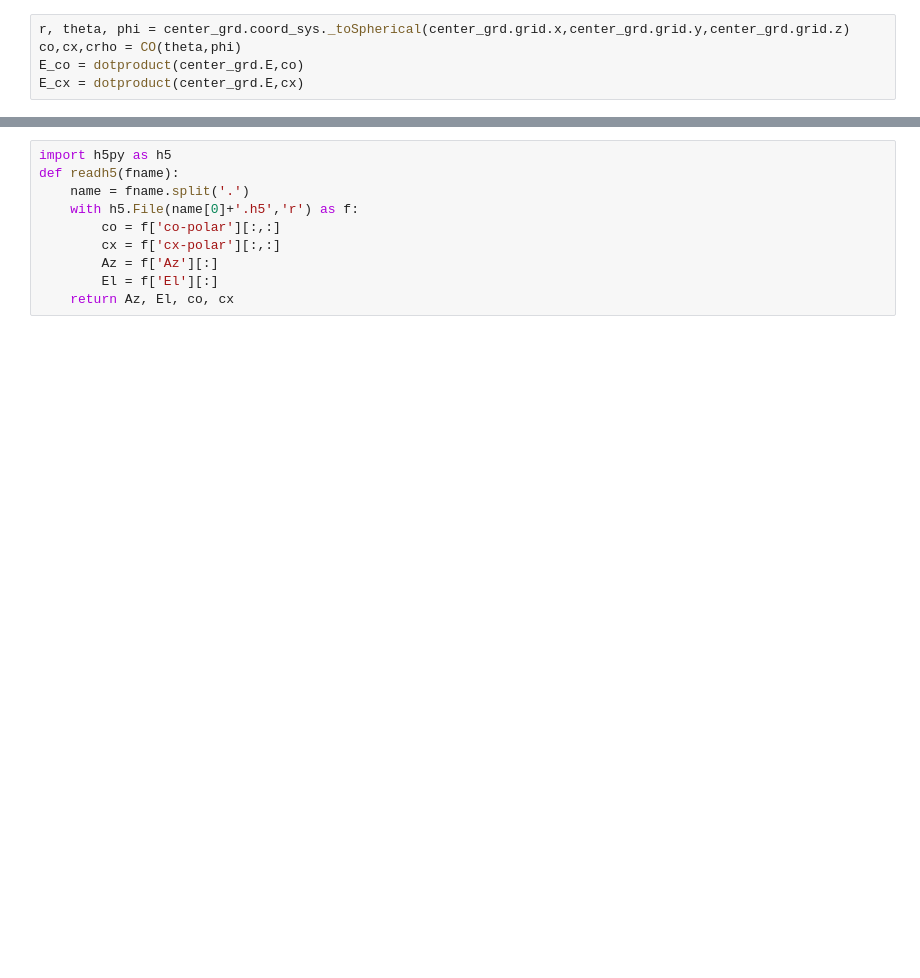
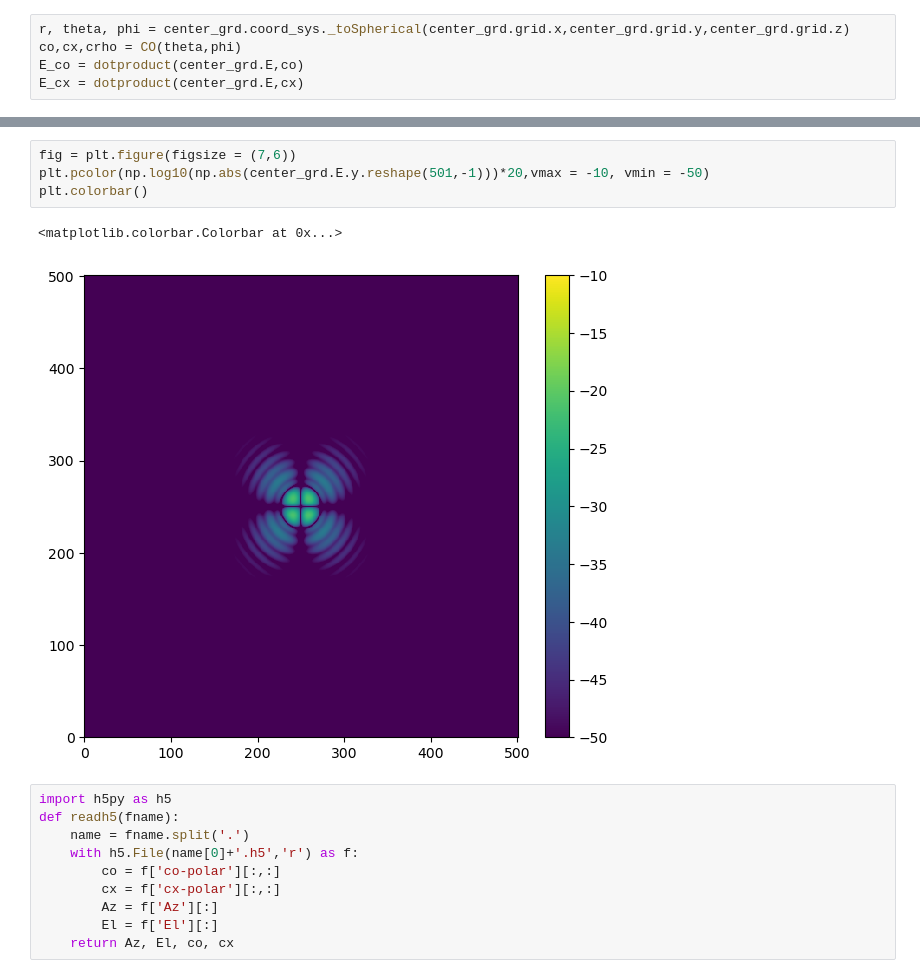
Before and after one commit to XiaodongRencologne/PO_test, a Jupyter notebook: L1_test2.ipynb, the cells around one changed output, grey strips where cells are left out. Saved outputs shown, nothing was run; the diff lists cells and outputs as text; blank space fills up the shorter version.

```diff
--- a/L1_test2.ipynb
+++ b/L1_test2.ipynb
@@ -110,3 +134,10 @@ plt.colorbar()
+# %%
+fig = plt.figure(figsize = (7,6))
+plt.pcolor(np.log10(np.abs(center_grd.E.y.reshape(501,-1)))*20,vmax = -10, vmin = -50)
+plt.colorbar()
+# %% [output]
+<matplotlib.colorbar.Colorbar at 0x...>
+[figure, added]
 # %%
 import h5py as h5
 def readh5(fname):
```
Also changed, not shown: parts of 18 cells of this notebook, 2 other files.
